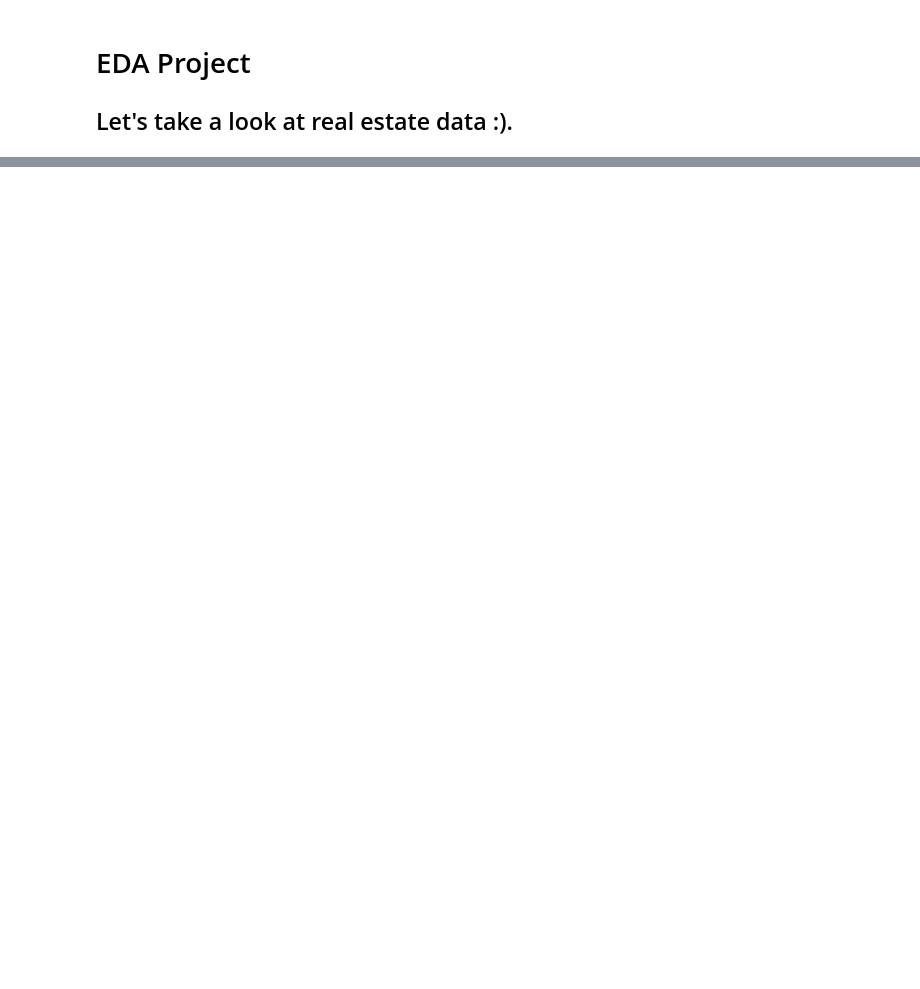
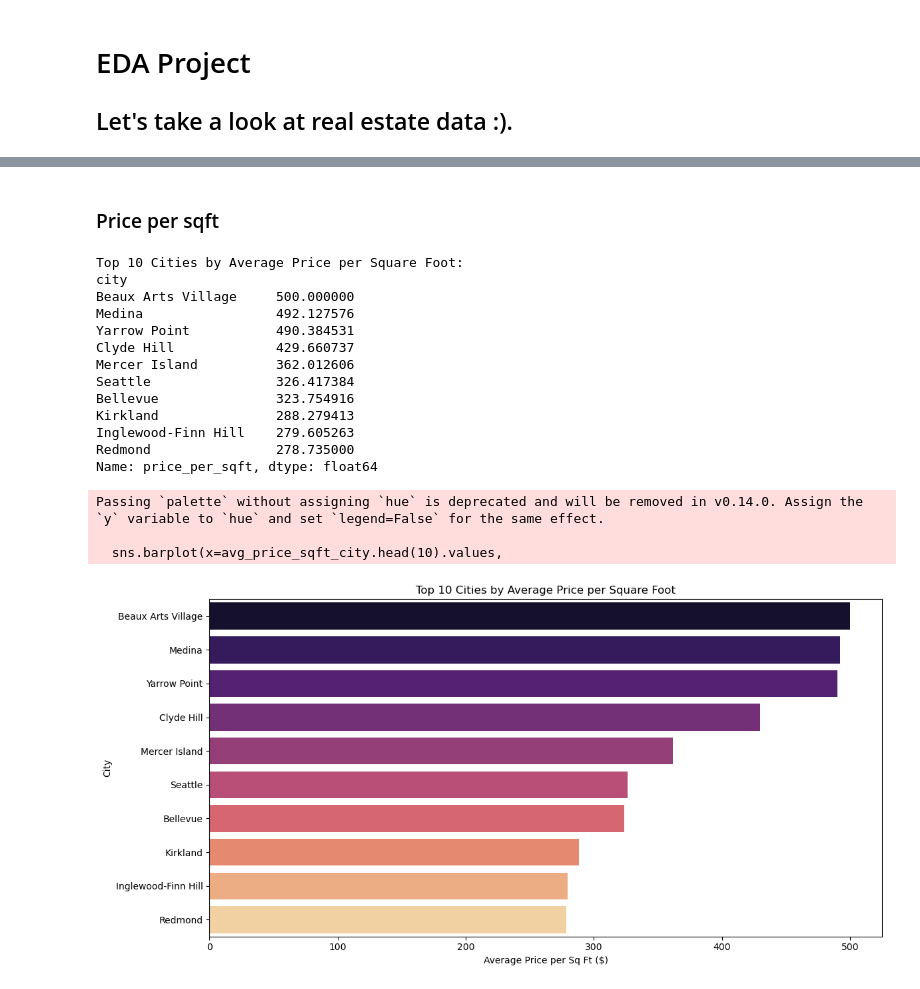
Before and after one commit to hcirne/t4inf1601-scientific_programming, a Jupyter notebook: eda-project-real-estate/real-estate.ipynb, the cells around one changed output, grey strips where cells are left out. Drawn from its saved outputs; the diff is of its cells as text; code cells hidden in the pictures; blank space fills up the shorter version.

```diff
--- a/eda-project-real-estate/real-estate.ipynb
+++ b/eda-project-real-estate/real-estate.ipynb
@@ -66,0 +63,44 @@ df_one_bathroom.head()
+# %% [markdown]
+### Price per sqft
+# %%
+# 1. Calculate price per square foot
+# We use 'sqft_living' as it represents the interior living space
+df['price_per_sqft'] = df['price'] / df['sqft_living']
+
+# 2. Calculate average price per square foot by city
+# We group by city, calculate the mean, and sort the values
+avg_price_sqft_city = df.groupby('city')['price_per_sqft'].mean().sort_values(ascending=False)
+
+# 3. Print the top 10 most expensive cities per sq ft
+print("Top 10 Cities by Average Price per Square Foot:")
+print(avg_price_sqft_city.head(10))
+
+# 4. Visualize the results
+plt.figure(figsize=(12, 6))
+sns.barplot(x=avg_price_sqft_city.head(10).values,
+            y=avg_price_sqft_city.head(10).index,
+            palette='magma')
+
+plt.title('Top 10 Cities by Average Price per Square Foot')
+plt.xlabel('Average Price per Sq Ft ($)')
+plt.ylabel('City')
+plt.tight_layout()
+plt.show()
+# %% [output]
+Top 10 Cities by Average Price per Square Foot:
+city
+Beaux Arts Village     500.000000
+Medina                 492.127576
+Yarrow Point           490.384531
+Clyde Hill             429.660737
+Mercer Island          362.012606
+Seattle                326.417384
+Bellevue               323.754916
+Kirkland               288.279413
+Inglewood-Finn Hill    279.605263
+Redmond                278.735000
+Name: price_per_sqft, dtype: float64
+Passing `palette` without assigning `hue` is deprecated and will be removed in v0.14.0. Assign the `y` variable to `hue` and set `legend=False` for the same effect.
+
+  sns.barplot(x=avg_price_sqft_city.head(10).values,
+[figure, added]
```
Also changed, not shown: parts of 13 cells of this notebook.
